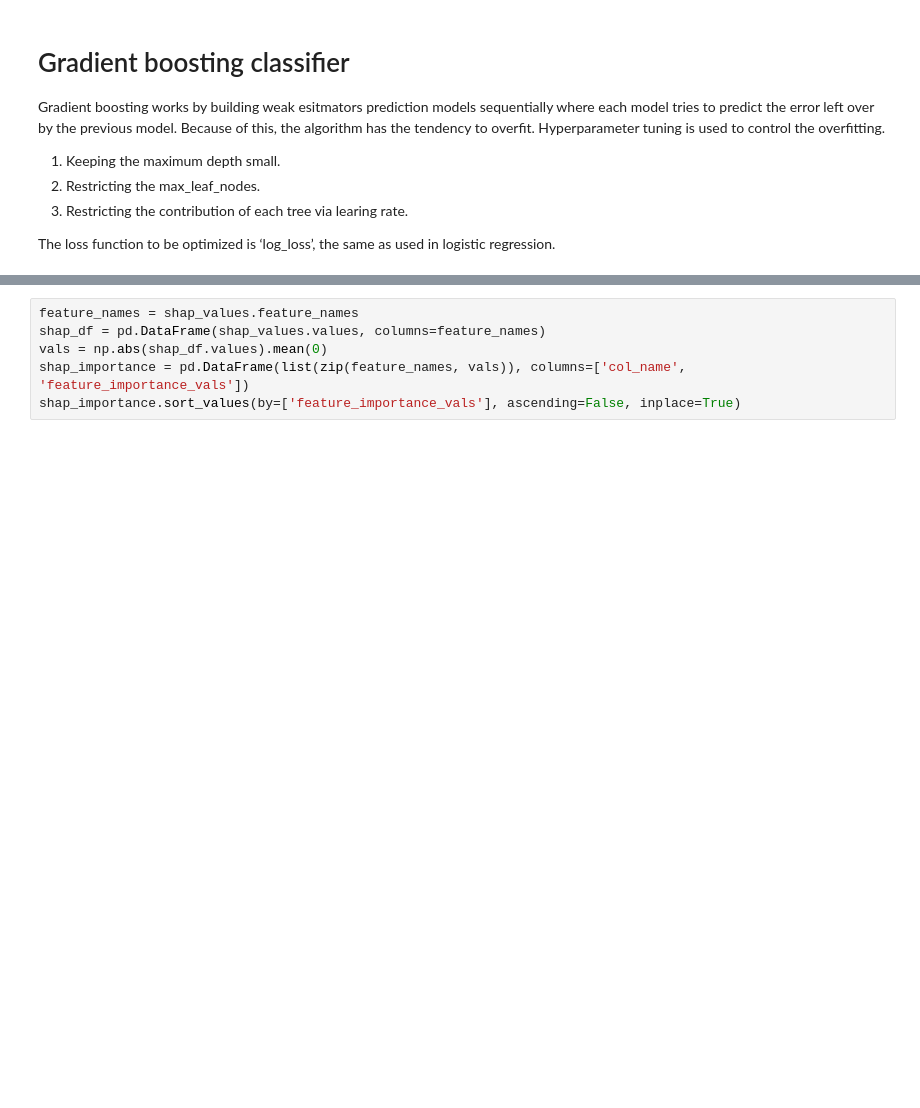
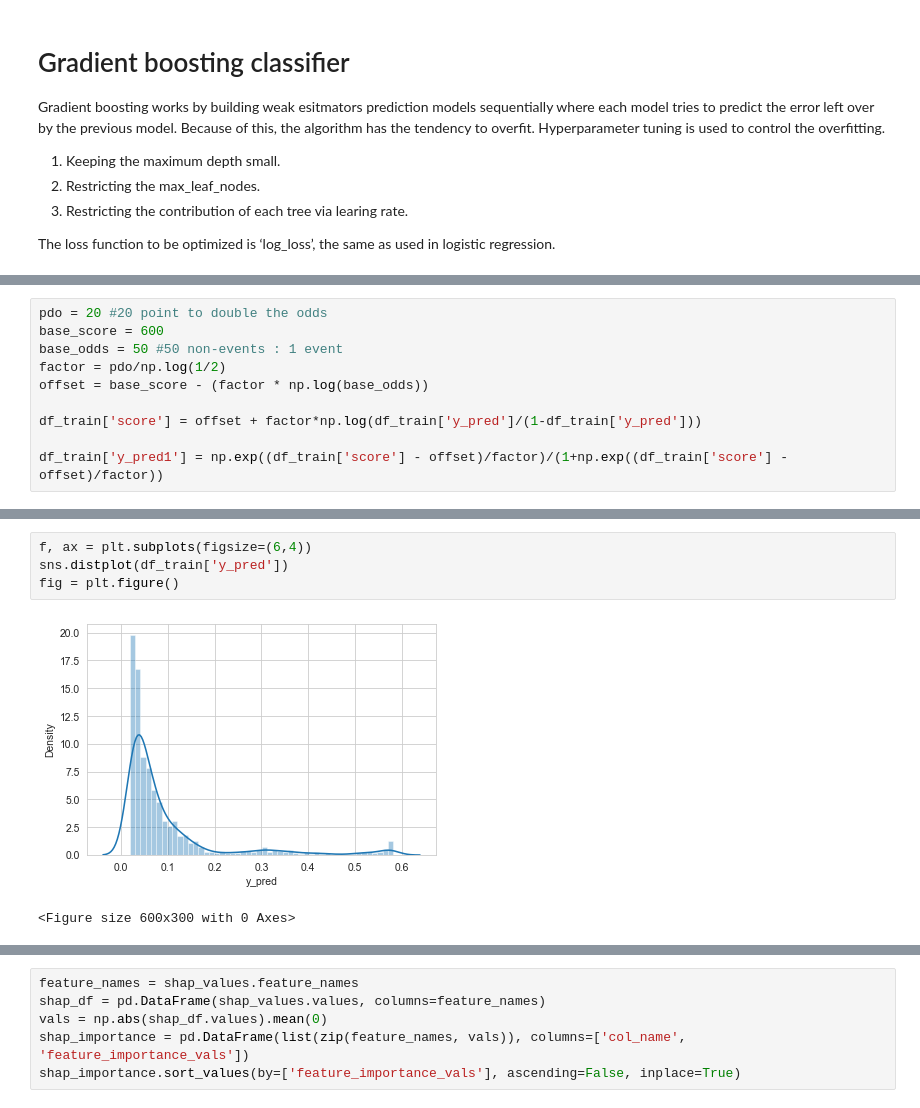
Before and after one commit to pradark/restaurant_default_model1, a Jupyter notebook: Restaurant_Default_Model.ipynb, the cells around one changed output, grey strips where cells are left out. Cells and saved outputs as stored; diff of their text form; blank space fills up the shorter version.

```diff
--- a/Restaurant_Default_Model.ipynb
+++ b/Restaurant_Default_Model.ipynb
@@ -991,0 +1042,10 @@ df_holdout_tx_flat['pred'] = np.ndarray.round(best_clf.predict_proba(df_holdout_
+# %%
+pdo = 20 #20 point to double the odds
+base_score = 600
+base_odds = 50 #50 non-events : 1 event
+factor = pdo/np.log(1/2)
+offset = base_score - (factor * np.log(base_odds))
+
+df_train['score'] = offset + factor*np.log(df_train['y_pred']/(1-df_train['y_pred']))
+
+df_train['y_pred1'] = np.exp((df_train['score'] - offset)/factor)/(1+np.exp((df_train['score'] - offset)/factor))
@@ -991,0 +1068,7 @@ df_holdout_tx_flat['pred'] = np.ndarray.round(best_clf.predict_proba(df_holdout_
+# %%
+f, ax = plt.subplots(figsize=(6,4))
+sns.distplot(df_train['y_pred'])
+fig = plt.figure()
+# %% [output]
+[figure, added]
+<Figure size 600x300 with 0 Axes>
```
Also changed, not shown: parts of 24 cells of this notebook.
